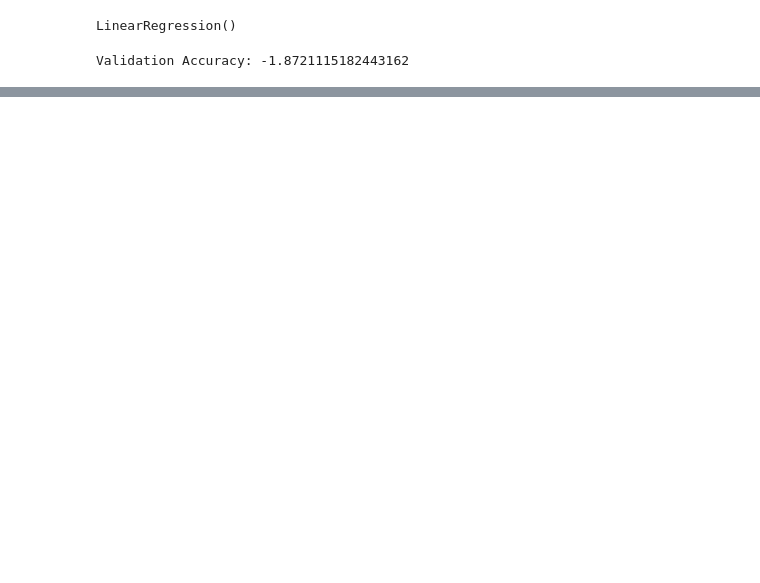
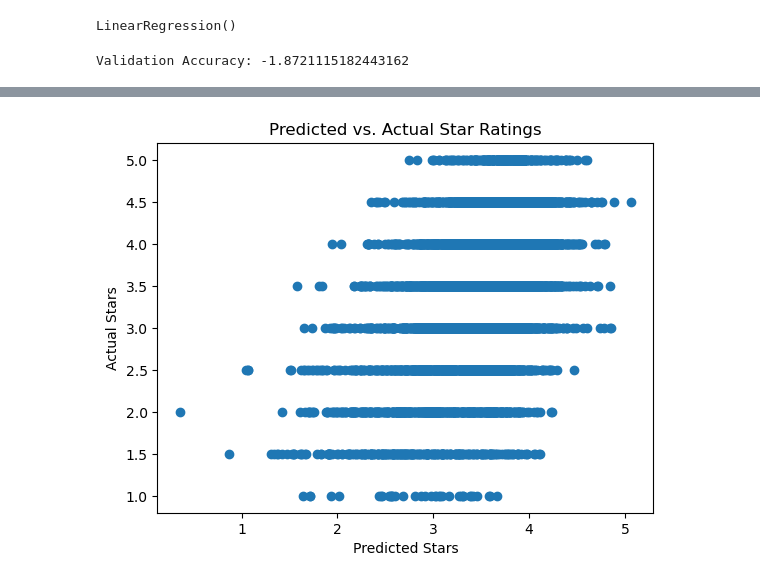
Before and after one commit to vagmi20/ds3010yelp, a Jupyter notebook: yelp_models.ipynb, the cells around one changed output, grey strips where cells are left out. Saved outputs shown, nothing was run; the diff lists cells and outputs as text; code cells hidden in the pictures; blank space fills up the shorter version.

```diff
--- a/yelp_models.ipynb
+++ b/yelp_models.ipynb
@@ -50,7 +49,7 @@ test_y = test_df['stars']
 from sklearn.preprocessing import OneHotEncoder, LabelEncoder
 from scipy.sparse import hstack, csr_matrix
 
-encoder_x = OneHotEncoder(handle_unknown='ignore', sparse_output=True)
+encoder_x = OneHotEncoder(handle_unknown='ignore')
 encoder_x.fit(train_x)
 x_train_sparse = encoder_x.transform(train_x)
 x_val_sparse = encoder_x.transform(val_x)
@@ -78,0 +85,9 @@ Mean Squared Error: 0.522368973985817
+# %%
+# Scatter plot of predicted vs. actual stars
+plt.scatter(predictions, test_y)
+plt.xlabel("Predicted Stars")
+plt.ylabel("Actual Stars")
+plt.title("Predicted vs. Actual Star Ratings")
+plt.show()
+# %% [output]
+[figure, added]
```
Also changed, not shown: parts of 11 cells of this notebook.
